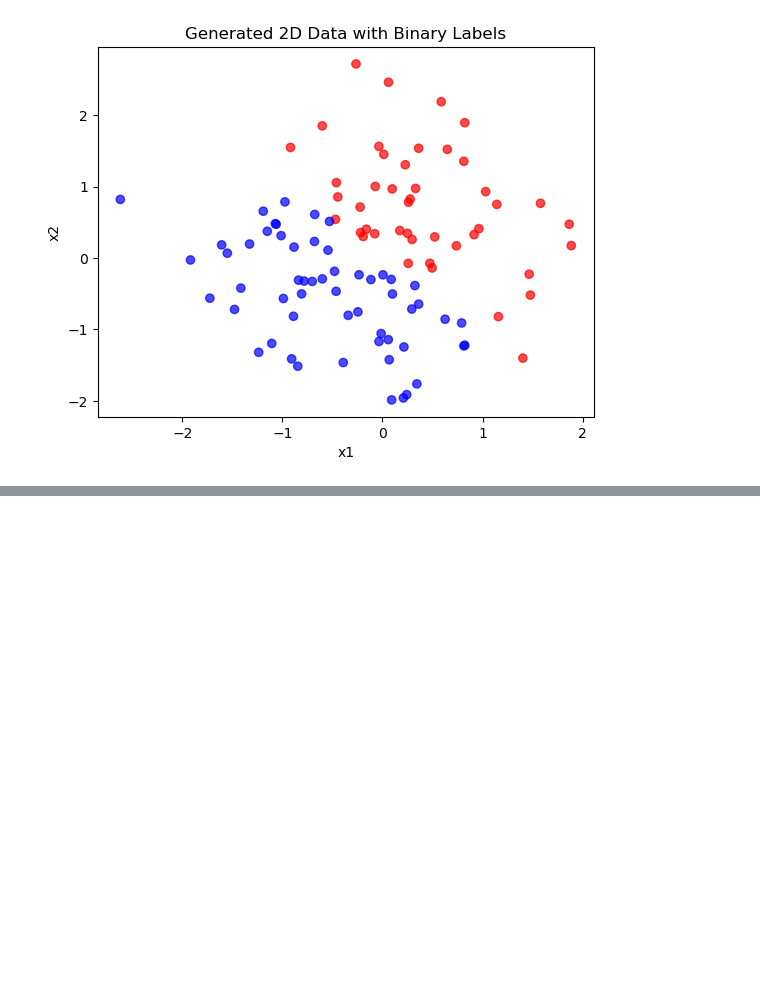
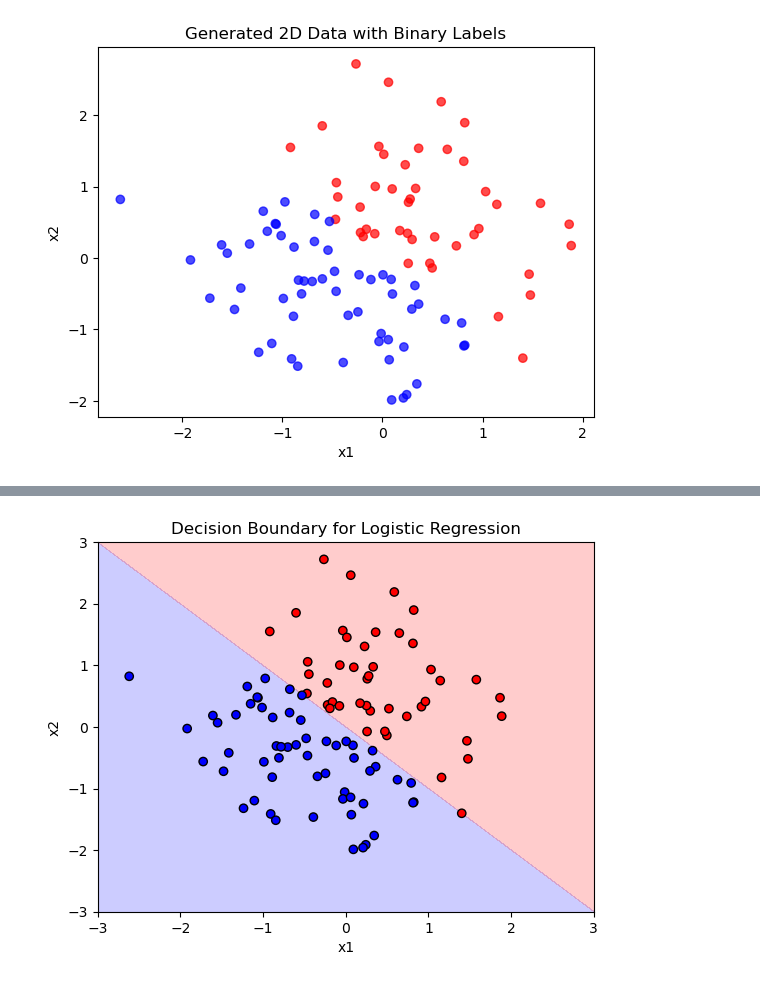
Before and after one commit to rmenegaux/Intro-to-Neural-Nets-AIMS-2025, a Jupyter notebook: Assignments/assignment1_logistic_regression.ipynb, the cells around one changed output, grey strips where cells are left out. Drawn from its saved outputs; the diff is of its cells as text; code cells hidden in the pictures; blank space fills up the shorter version.

```diff
--- a/Assignments/assignment1_logistic_regression.ipynb
+++ b/Assignments/assignment1_logistic_regression.ipynb
@@ -77,11 +79,35 @@ plt.show()
 # %%
 # Generate synthetic 2D classification data
 np.random.seed(42)
-x = np.random.randn(100, 2)
-y = (x[:, 0] + x[:, 1] > 0).astype(int)  # Binary classification
+X = np.random.randn(100, 2)
+y = (X[:, 0] + X[:, 1] > 0).astype(int)  # Binary classification
+
+def plot_decision_boundary(model, X, y):
+    '''
+    Plots the decision function of model
+
+    model(X) should output probabilities y_hat
+    '''
+    xx, yy = np.meshgrid(np.linspace(-3, 3, 100), np.linspace(-3, 3, 100))
+    grid = np.c_[xx.ravel(), yy.ravel()]
+    # Convert grid to tensor if model is a PyTorch model
+    if isinstance(X, torch.Tensor):
+        grid_tensor = torch.tensor(grid, dtype=torch.float32)
+        z = model(grid_tensor).detach().numpy()  # Ensure NumPy output
+    else:
+        z = model(grid)  # Assume NumPy model outputs NumPy array
+
+    z = z.reshape(xx.shape)
+
+    plt.contourf(xx, yy, z, levels=[0, 0.5, 1], colors=['blue', 'red'], alpha=0.2)
+    plt.scatter(np.array(X[:, 0]), np.array(X[:, 1]), c=np.array(y), cmap='bwr', edgecolor='k')
+    plt.xlabel("x1")
+    plt.ylabel("x2")
+    plt.title("Decision Boundary for Logistic Regression")
+    plt.show()
 
 # Plot data
-plt.scatter(x[:, 0], x[:, 1], c=y, cmap='bwr', alpha=0.7)
+plt.scatter(X[:, 0], X[:, 1], c=y, cmap='bwr', alpha=0.7)
 plt.xlabel("x1")
 plt.ylabel("x2")
 plt.title("Generated 2D Data with Binary Labels")
@@ -115,0 +210,9 @@ def compute_logistic_gradients(x, y, w):
+# %%
+# Create a Logistic Regression model
+model = LogisticRegression(input_dim=2)
+# Fit the model to the data
+model.fit(X, y, learning_rate=1., num_epochs=100)
+
+# Plot the results
+plot_decision_boundary(model, X, y)
+# %% [output]
@@ -115,0 +229 @@ def compute_logistic_gradients(x, y, w):
+[figure, added]
```
Also changed, not shown: parts of 11 cells of this notebook.
